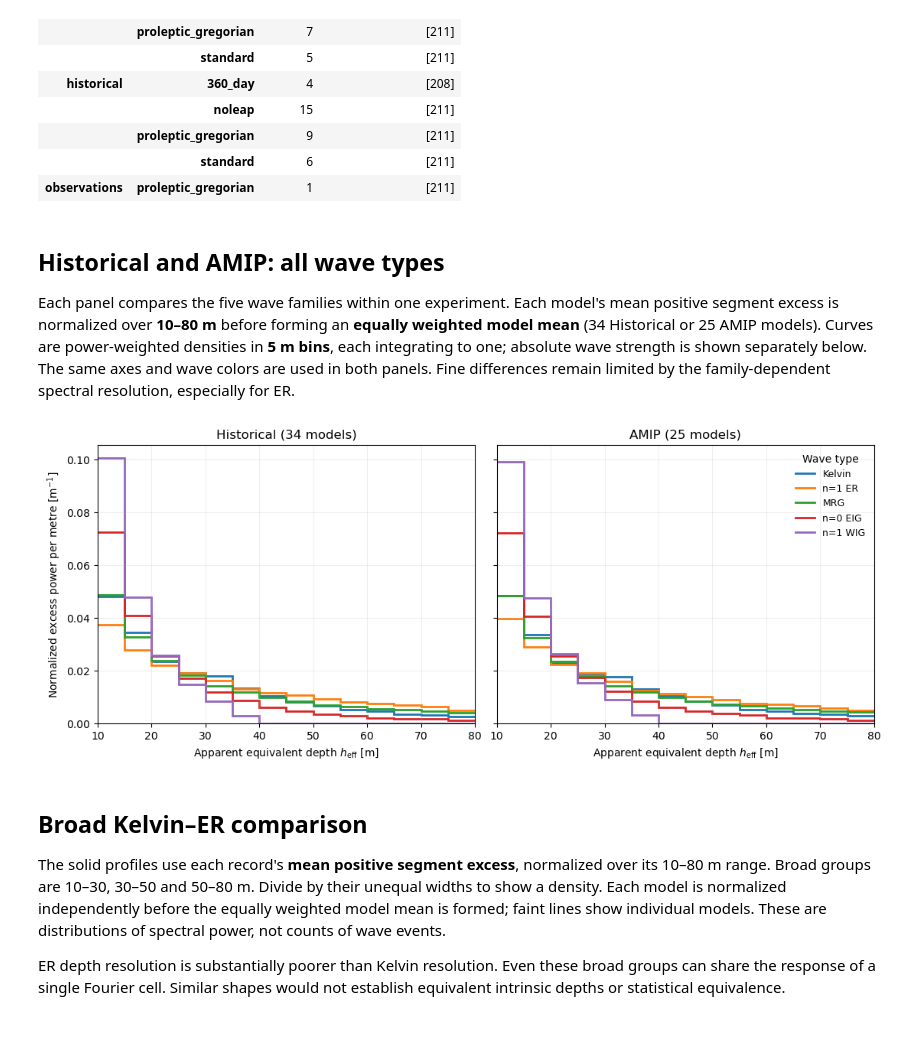
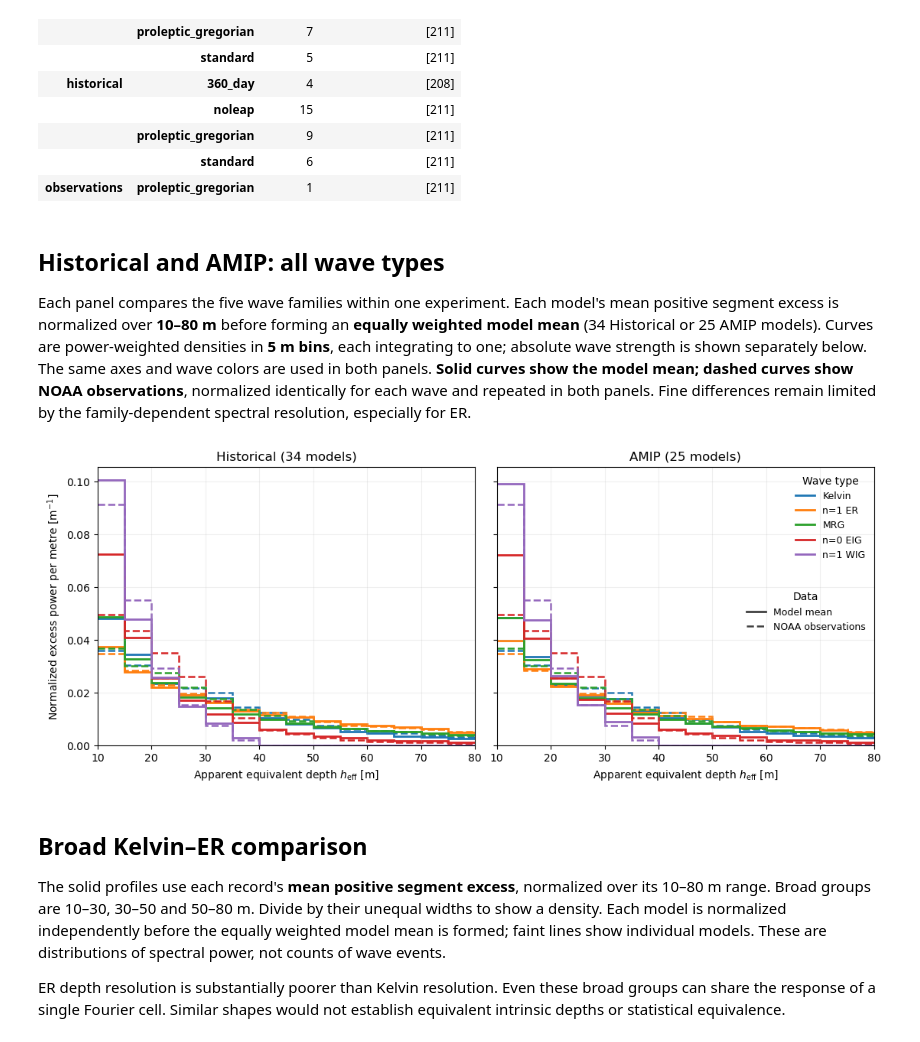
Before and after one commit to pedroanguloumana/cmip6_equiv_depth_distributions, a Jupyter notebook: notebooks/codex_segment_heff.ipynb, the cells around one changed output. Drawn from its saved outputs; the diff is of its cells as text; code cells hidden in the pictures.

Commit message:
Overlay observed wave depth distributions in both experiment panels

```diff
--- a/notebooks/codex_segment_heff.ipynb
+++ b/notebooks/codex_segment_heff.ipynb
@@ -65,42 +65,65 @@ mean positive segment excess is normalized over **10–80 m** before forming an
 **equally weighted model mean** (34 Historical or 25 AMIP models). Curves are
 power-weighted densities in **5 m bins**, each integrating to one; absolute wave
 strength is shown separately below. The same axes and wave colors are used in
-both panels. Fine differences remain limited by the family-dependent spectral
+both panels. **Solid curves show the model mean; dashed curves show NOAA
+observations**, normalized identically for each wave and repeated in both panels.
+Fine differences remain limited by the family-dependent spectral
 resolution, especially for ER.
 # %%
+from matplotlib.lines import Line2D
+
 # Normalize each model first, then average models equally within an experiment.
 depth_edges_m = np.arange(10., 80.1, 5.)
 bin_widths_m = np.diff(depth_edges_m)
 fig_wave_comparison, axes_wave_comparison = plt.subplots(
     1, 2, figsize=(11, 4.4), sharex=True, sharey=True, constrained_layout=True,
 )
 
 for ax, (experiment, title) in zip(axes_wave_comparison, EXPERIMENTS.items()):
     experiment_rows = summary.loc[summary.experiment.eq(experiment)]
     for i, wave in enumerate(WAVES):
         wave_rows = experiment_rows.loc[experiment_rows.wave.eq(wave)]
         model_fractions = wave_rows.pivot(
             index=["model", "member"], columns="depth_m",
             values="positive_excess_fraction",
         )
         mean_density = model_fractions.mean(axis=0).to_numpy() / bin_widths_m
         ax.stairs(
             mean_density, depth_edges_m, baseline=None,
             color=f"C{i}", linewidth=2, label=LABELS[wave],
         )
+        observed_rows = summary.loc[
+            summary.experiment.eq("observations") & summary.wave.eq(wave)
+        ].sort_values("depth_m")
+        observed_density = observed_rows.positive_excess_fraction.to_numpy() / bin_widths_m
+        ax.stairs(
+            observed_density, depth_edges_m, baseline=None,
+            color=f"C{i}", linewidth=1.8, linestyle="--", label="_nolegend_",
+        )
     n_models = experiment_rows.model.nunique()
     ax.set(
         title=f"{title} ({n_models} models)",
         xlim=(10, 80), ylim=(0, None),
         xlabel=r"Apparent equivalent depth $h_{\mathrm{eff}}$ [m]",
     )
     ax.grid(alpha=.2)
 
 axes_wave_comparison[0].set_ylabel(r"Normalized excess power per metre [m$^{-1}$]")
-axes_wave_comparison[1].legend(title="Wave type", frameon=False, fontsize=9)
+wave_legend = axes_wave_comparison[1].legend(
+    title="Wave type", loc="upper right", frameon=False, fontsize=9,
+)
+axes_wave_comparison[1].add_artist(wave_legend)
+axes_wave_comparison[1].legend(
+    handles=[
+        Line2D([], [], color="0.25", linewidth=2, label="Model mean"),
+        Line2D([], [], color="0.25", linewidth=1.8, linestyle="--", label="NOAA observations"),
+    ],
+    title="Data", loc="center right", bbox_to_anchor=(1, .48),
+    frameon=False, fontsize=9,
+)
 plt.show()
 # %% [output]
-[figure, old version]
+[figure, new version]
 # %% [markdown]
 ## Broad Kelvin–ER comparison
 
```
Also changed, not shown: 2 other files.
